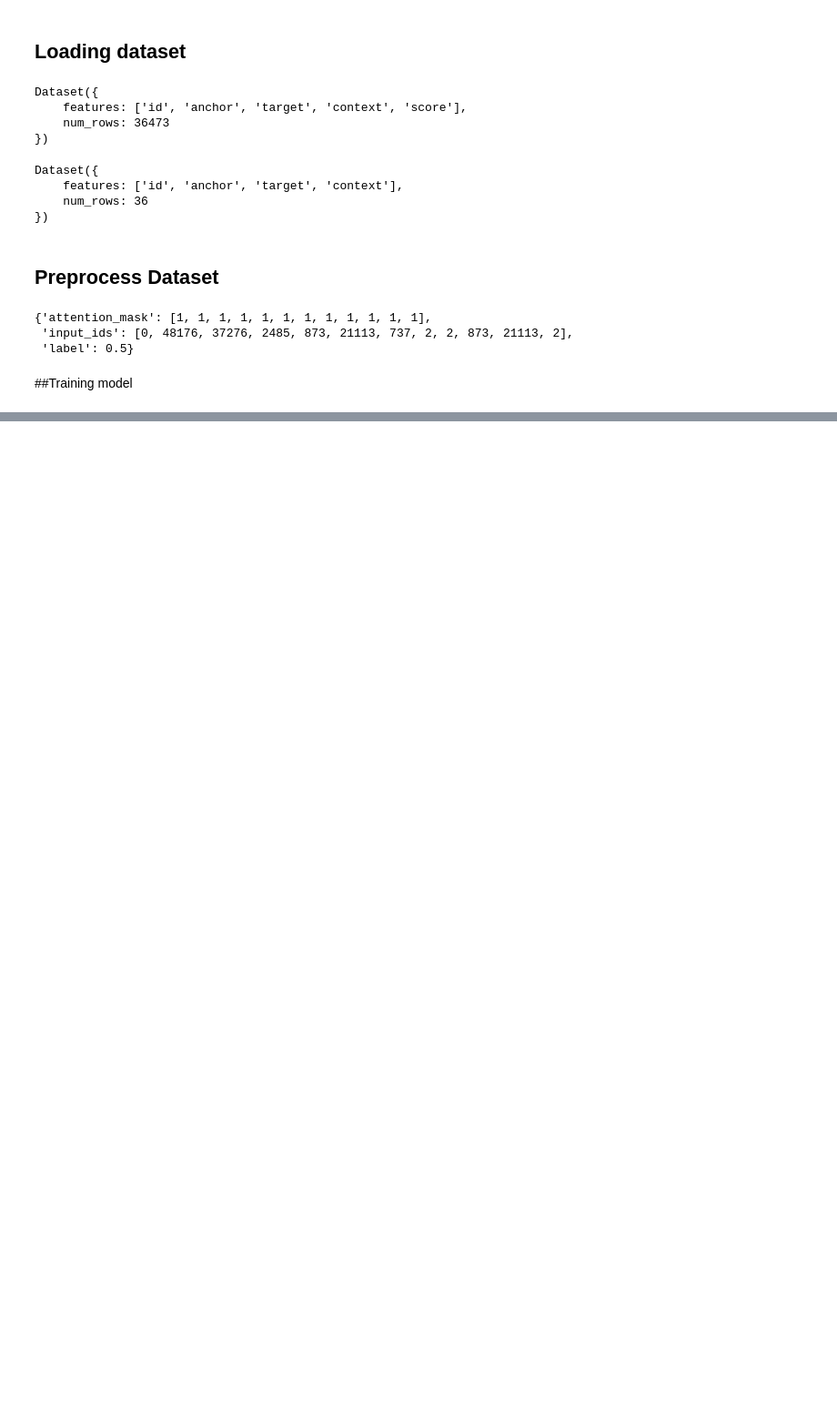
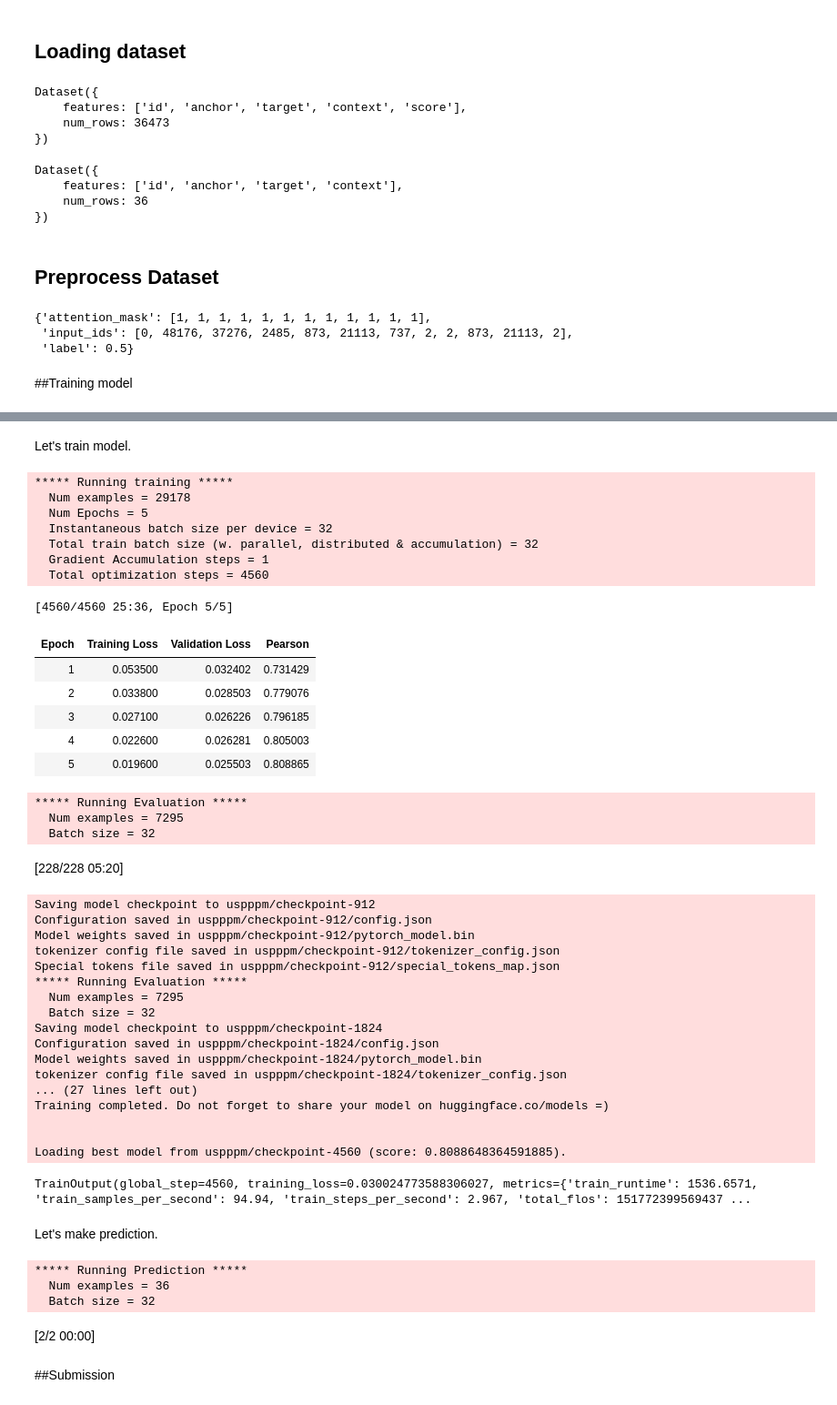
Before and after one commit to rahiakela/kaggle-competition-projects, a Jupyter notebook: us-patent-phrase-competition/02_us_patent_phrase_maching_roberta_baseline.ipynb, the cells around one changed output, grey strips where cells are left out. Shown: that part at 91% size. Saved outputs shown, nothing was run; the diff lists cells and outputs as text; code cells hidden in the pictures; blank space fills up the shorter version.

```diff
--- a/us-patent-phrase-competition/02_us_patent_phrase_maching_roberta_baseline.ipynb
+++ b/us-patent-phrase-competition/02_us_patent_phrase_maching_roberta_baseline.ipynb
@@ -140,3 +146,19 @@ encoded_ds[100]
 encoded_ds = encoded_ds.train_test_split(test_size=0.2)
 # %% [markdown]
 ##Training model
+# %%
+def compute_metrics(eval_pred):
+  predictions, labels = eval_pred
+  predictions = predictions.reshape(len(predictions))
+  return {"pearson": np.corrcoef(predictions, labels)[0][1]}
+# %%
+args = TrainingArguments(f"uspppm",
+                         evaluation_strategy="epoch",
+                         save_strategy="epoch",
+                         learning_rate=config.learning_rate,
+                         per_device_train_batch_size=config.batch_size,
+                         per_device_eval_batch_size=config.batch_size,
+                         num_train_epochs=config.epochs,
+                         weight_decay=config.weight_decay,
+                         load_best_model_at_end=True,
+                         metric_for_best_model="pearson")
@@ -142,0 +167,6 @@ encoded_ds = encoded_ds.train_test_split(test_size=0.2)
+# %%
+trainer = Trainer(model, args,
+                  train_dataset=encoded_ds["train"],
+                  eval_dataset=encoded_ds["test"],
+                  tokenizer=tokenizer,
+                  compute_metrics=compute_metrics)
@@ -142,0 +187,43 @@ encoded_ds = encoded_ds.train_test_split(test_size=0.2)
+# %% [markdown]
+Let's train model.
+# %%
+trainer.train()
+# %% [output]
+***** Running training *****
+  Num examples = 29178
+  Num Epochs = 5
+  Instantaneous batch size per device = 32
+  Total train batch size (w. parallel, distributed & accumulation) = 32
+  Gradient Accumulation steps = 1
+  Total optimization steps = 4560
+[4560/4560 25:36, Epoch 5/5]
+| Epoch | Training Loss | Validation Loss | Pearson |
+| 1 | 0.053500 | 0.032402 | 0.731429 |
+| 2 | 0.033800 | 0.028503 | 0.779076 |
+| 3 | 0.027100 | 0.026226 | 0.796185 |
+| 4 | 0.022600 | 0.026281 | 0.805003 |
+| 5 | 0.019600 | 0.025503 | 0.808865 |
+***** Running Evaluation *****
+  Num examples = 7295
+  Batch size = 32
+[228/228 05:20]
+Saving model checkpoint to uspppm/checkpoint-912
+Configuration saved in uspppm/checkpoint-912/config.json
+Model weights saved in uspppm/checkpoint-912/pytorch_model.bin
+tokenizer config file saved in uspppm/checkpoint-912/tokenizer_config.json
+Special tokens file saved in uspppm/checkpoint-912/special_tokens_map.json
+***** Running Evaluation *****
+  Num examples = 7295
+  Batch size = 32
+Saving model checkpoint to uspppm/checkpoint-1824
+Configuration saved in uspppm/checkpoint-1824/config.json
+Model weights saved in uspppm/checkpoint-1824/pytorch_model.bin
+tokenizer config file saved in uspppm/checkpoint-1824/tokenizer_config.json
+... (27 lines left out)
+Training completed. Do not forget to share your model on huggingface.co/models =)
+
+
+Loading best model from uspppm/checkpoint-4560 (score: 0.8088648364591885).
+TrainOutput(global_step=4560, training_loss=0.030024773588306027, metrics={'train_runtime': 1536.6571, 'train_samples_per_second': 94.94, 'train_steps_per_second': 2.967, 'total_flos': 151772399569437 ...
+# %% [markdown]
+Let's make prediction.
@@ -142,0 +242,10 @@ encoded_ds = encoded_ds.train_test_split(test_size=0.2)
+# %%
+outputs = trainer.predict(encoded_test)
+predictions = outputs.predictions.reshape(-1)
+# %% [output]
+***** Running Prediction *****
+  Num examples = 36
+  Batch size = 32
+[2/2 00:00]
+# %% [markdown]
+##Submission
```
Also changed, not shown: parts of 7 cells of this notebook.
